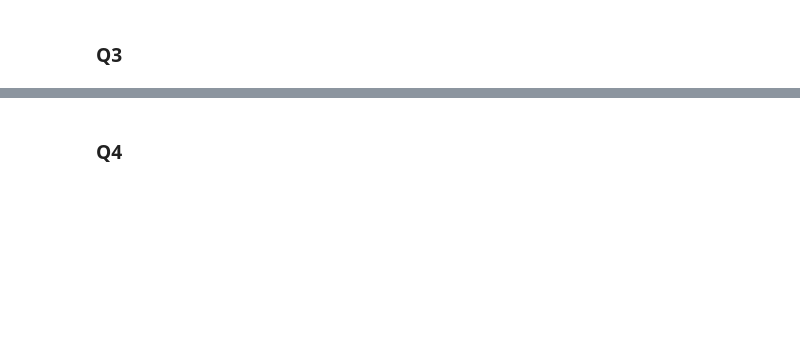
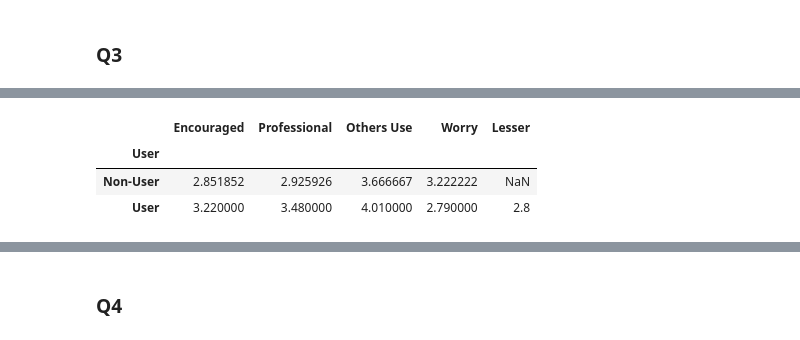
Before and after one commit to HeyItsStella/AI-Codex, a Jupyter notebook: QuickAnalysis.ipynb, the cells around one changed output, grey strips where cells are left out. Drawn from its saved outputs; the diff is of its cells as text; code cells hidden in the pictures; blank space fills up the shorter version.

```diff
--- a/QuickAnalysis.ipynb
+++ b/QuickAnalysis.ipynb
@@ -192,3 +306,11 @@ perceptionOfTools
+# %%
+perceptionOfToolsMean = perceptionOfTools.groupby("User").mean()
+perceptionOfToolsMean
+# %% [output]
+|  | Encouraged | Professional | Others Use | Worry | Lesser |
+| User |  |  |  |  |  |
+| Non-User | 2.851852 | 2.925926 | 3.666667 | 3.222222 | NaN |
+| User | 3.220000 | 3.480000 | 4.010000 | 2.790000 | 2.8 |
 # %%
 sns.violinplot(x="User", y="Encouraged", data=perceptionOfTools, cut=0)
 plt.title("Users Encouraged?")
```
Also changed, not shown: parts of 33 cells of this notebook, 1 other file.
